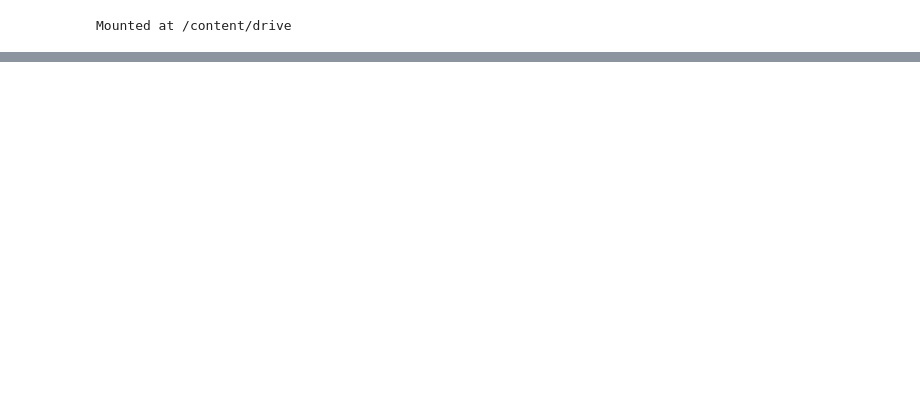
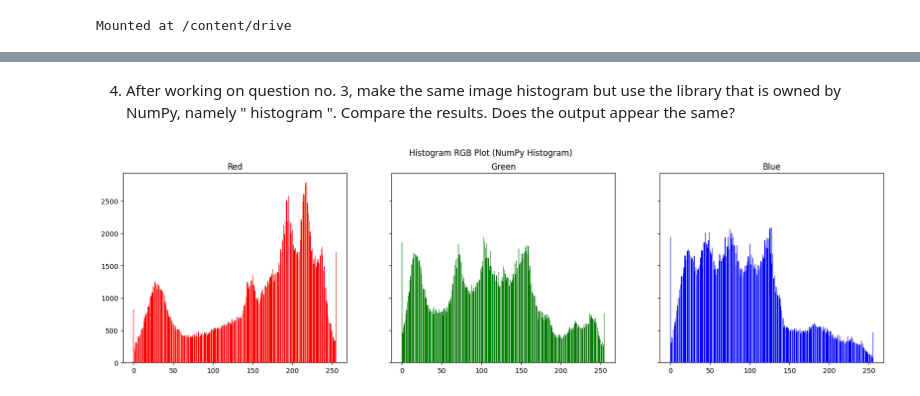
Before and after one commit to khoirul2003/PVCK_Ganjil_2025, a Jupyter notebook: Week5.ipynb, the cells around one changed output, grey strips where cells are left out. Saved outputs shown, nothing was run; the diff lists cells and outputs as text; code cells hidden in the pictures; blank space fills up the shorter version.

```diff
--- a/Week5.ipynb
+++ b/Week5.ipynb
@@ -55,0 +61,30 @@ plt.show()
+# %% [markdown]
+4. After working on question no. 3, make the same image histogram but use the library that is owned by NumPy, namely " histogram ". Compare the results. Does the output appear the same?
+# %%
+img = cv2.imread('/content/drive/MyDrive/Images/lena.jpg')
+img = cv2.cvtColor(img, cv2.COLOR_BGR2RGB)
+
+r_channel = img[:,:,0].ravel()
+g_channel = img[:,:,1].ravel()
+b_channel = img[:,:,2].ravel()
+
+hist_r, bins_r = np.histogram(r_channel, bins=256, range=(0,256))
+hist_g, bins_g = np.histogram(g_channel, bins=256, range=(0,256))
+hist_b, bins_b = np.histogram(b_channel, bins=256, range=(0,256))
+
+names = np.arange(256)
+fig, axs = plt.subplots(1, 3, figsize=(20, 5), sharex=True, sharey=True)
+fig.suptitle("Histogram RGB Plot (NumPy Histogram)")
+
+axs[0].set_title('Red')
+axs[0].bar(names, hist_r, color='red')
+
+axs[1].set_title('Green')
+axs[1].bar(names, hist_g, color='green')
+
+axs[2].set_title('Blue')
+axs[2].bar(names, hist_b, color='blue')
+
+plt.show()
+# %% [output]
+[figure, added]
```
Also changed, not shown: parts of 12 cells of this notebook.
